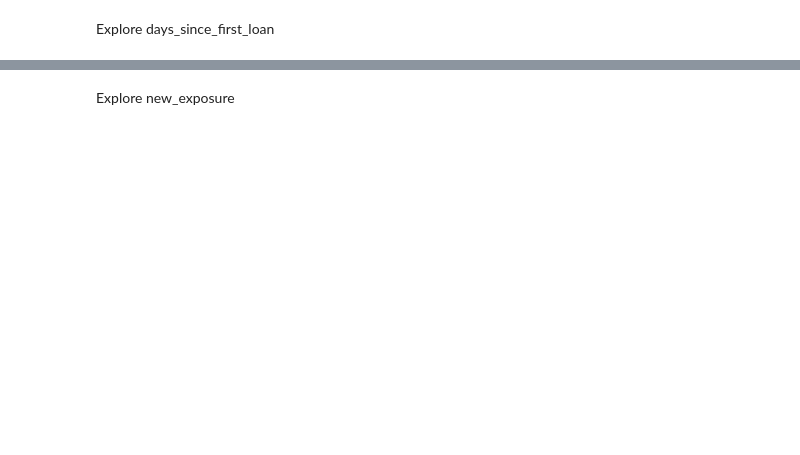
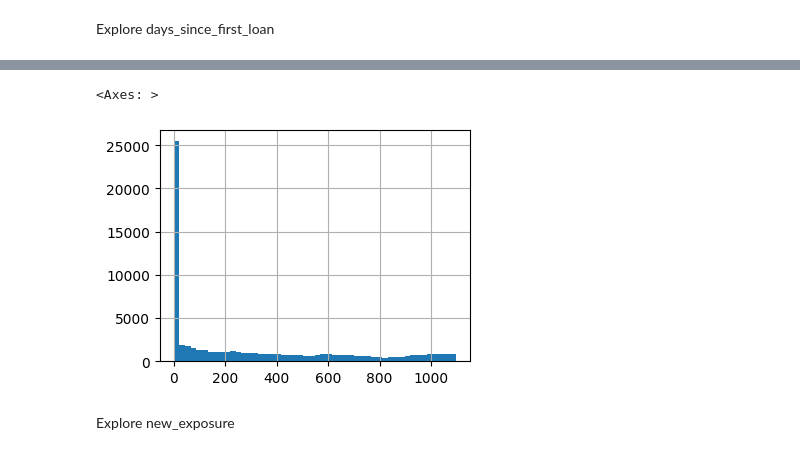
Before and after one commit to polinaknutssonklarna/model_development, a Jupyter notebook: model_development/1_explore_data.ipynb, the cells around one changed output, grey strips where cells are left out. Cells and saved outputs as stored; diff of their text form; code cells hidden in the pictures; blank space fills up the shorter version.

```diff
--- a/model_development/1_explore_data.ipynb
+++ b/model_development/1_explore_data.ipynb
@@ -823,2 +832,7 @@ Explore days_since_first_loan
+# %%
+df_train.days_since_first_loan.hist(bins=50, figsize=(4, 3))
+# %% [output]
+<Axes: >
+[figure, added]
 # %% [markdown]
 Explore new_exposure
```
Also changed, not shown: parts of 56 cells of this notebook, 7 other files.
